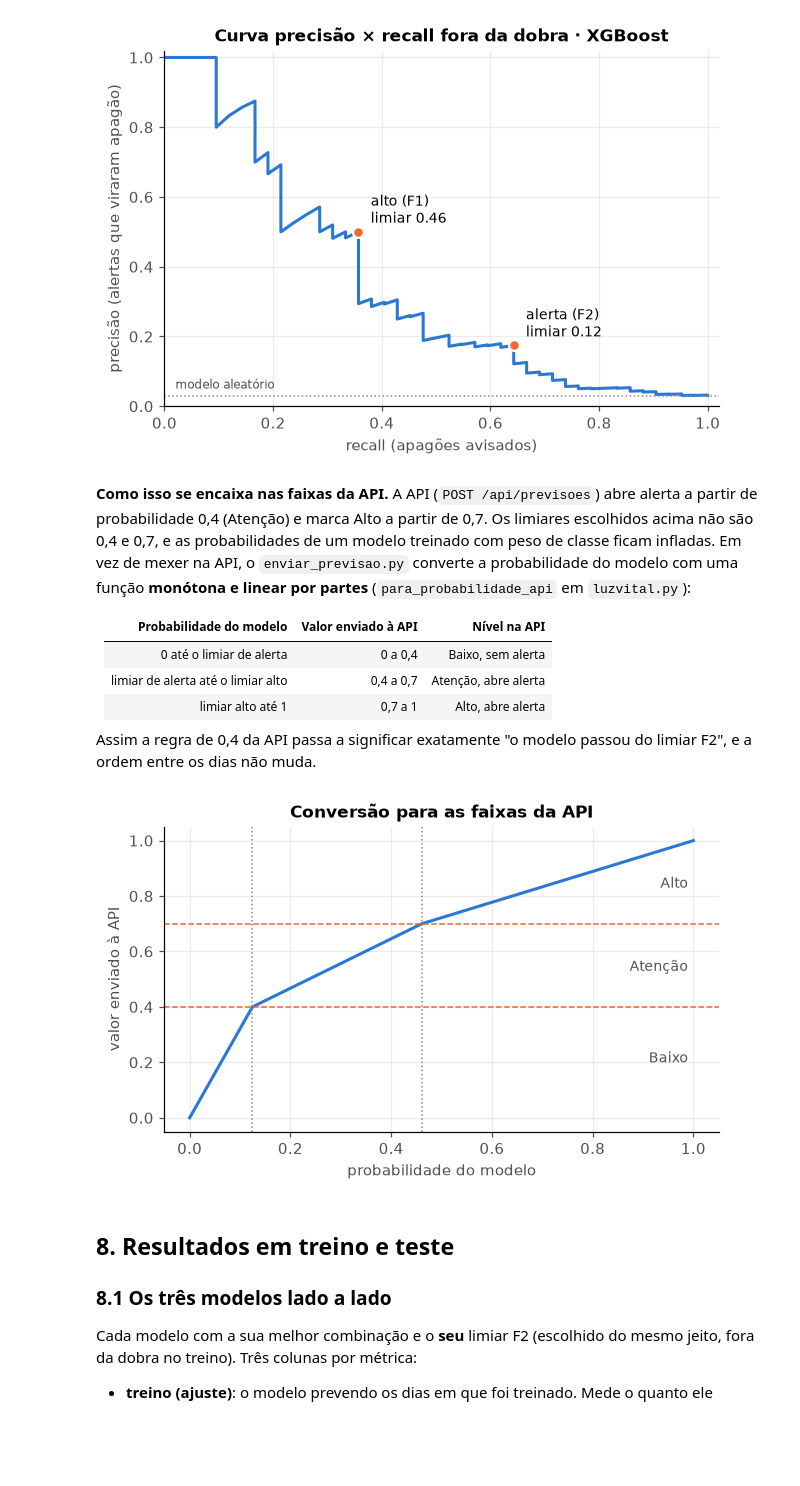
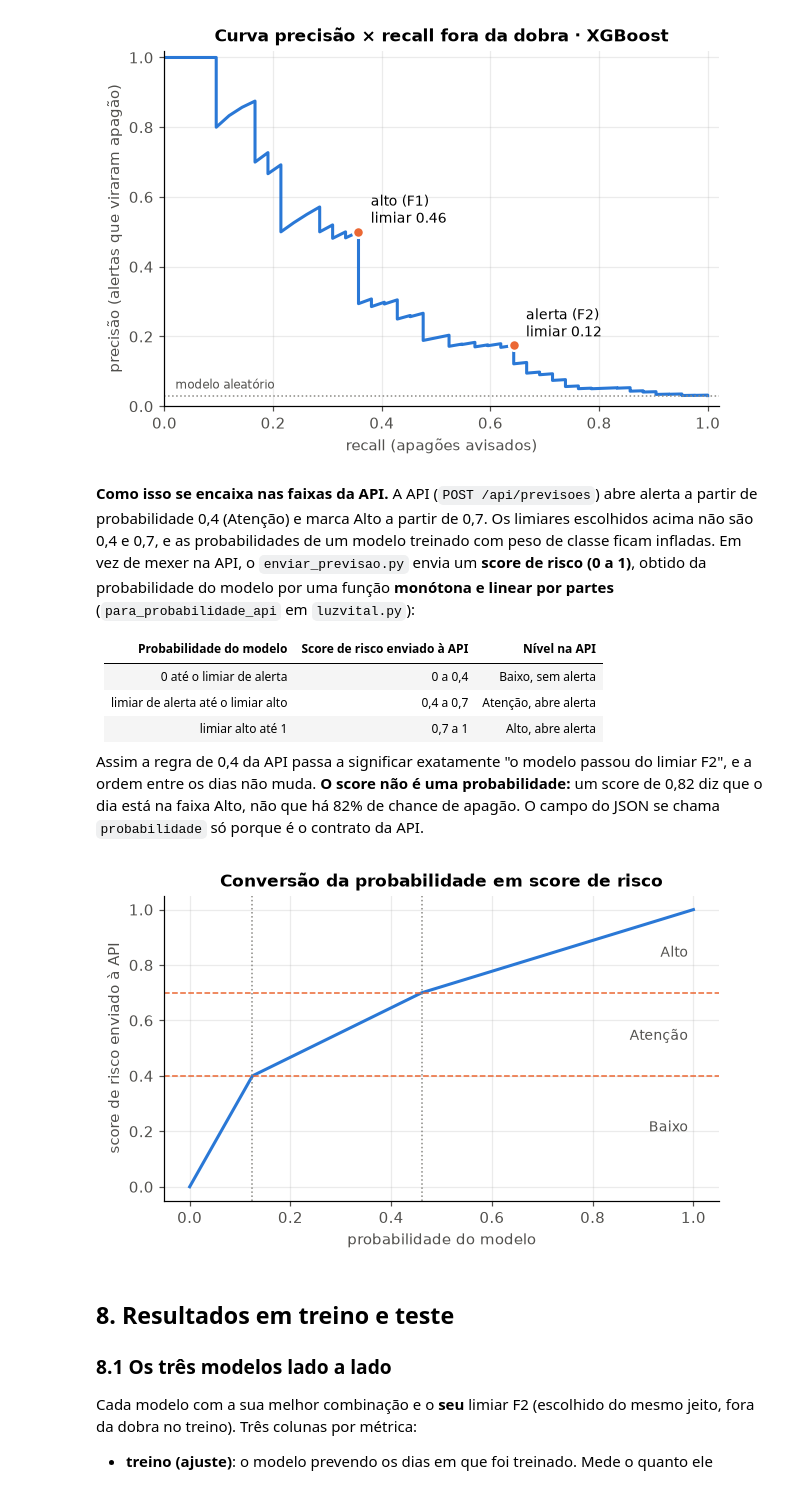
Before and after one commit to Caiorasuckkk/luzvital-ml, a Jupyter notebook: luzvital_ml.ipynb, the cells around one changed output. Cells and saved outputs as stored; diff of their text form; code cells hidden in the pictures; blank space fills up the shorter version.

```diff
--- a/luzvital_ml.ipynb
+++ b/luzvital_ml.ipynb
@@ -591,32 +593,34 @@ plt.show()
 **Como isso se encaixa nas faixas da API.** A API (`POST /api/previsoes`) abre alerta a partir de
 probabilidade 0,4 (Atenção) e marca Alto a partir de 0,7. Os limiares escolhidos acima não são 0,4 e
 0,7, e as probabilidades de um modelo treinado com peso de classe ficam infladas. Em vez de mexer na API,
-o `enviar_previsao.py` converte a probabilidade do modelo com uma função **monótona e linear por partes**
-(`para_probabilidade_api` em `luzvital.py`):
+o `enviar_previsao.py` envia um **score de risco (0 a 1)**, obtido da probabilidade do modelo por uma
+função **monótona e linear por partes** (`para_probabilidade_api` em `luzvital.py`):
 
-| Probabilidade do modelo | Valor enviado à API | Nível na API |
+| Probabilidade do modelo | Score de risco enviado à API | Nível na API |
 | --- | --- | --- |
 | 0 até o limiar de alerta | 0 a 0,4 | Baixo, sem alerta |
 | limiar de alerta até o limiar alto | 0,4 a 0,7 | Atenção, abre alerta |
 | limiar alto até 1 | 0,7 a 1 | Alto, abre alerta |
 
 Assim a regra de 0,4 da API passa a significar exatamente "o modelo passou do limiar F2", e a ordem
-entre os dias não muda.
+entre os dias não muda. **O score não é uma probabilidade:** um score de 0,82 diz que o dia está na faixa
+Alto, não que há 82% de chance de apagão. O campo do JSON se chama `probabilidade` só porque é o contrato
+da API.
 # %%
 xs = np.linspace(0, 1, 201)
 fig, ax = plt.subplots(figsize=(6.5, 3.6))
 ax.plot(xs, [para_probabilidade_api(v, LIMIAR, LIMIAR_ALTO) for v in xs], color=AZUL, lw=2)
 for v, cor in [(0.4, LARANJA), (0.7, LARANJA)]:
     ax.axhline(v, color=cor, ls="--", lw=1)
 ax.axvline(LIMIAR, color=CINZA, ls=":", lw=1); ax.axvline(LIMIAR_ALTO, color=CINZA, ls=":", lw=1)
 ax.text(0.99, 0.2, "Baixo", ha="right", fontsize=9, color="#52514e")
 ax.text(0.99, 0.53, "Atenção", ha="right", fontsize=9, color="#52514e")
 ax.text(0.99, 0.83, "Alto", ha="right", fontsize=9, color="#52514e")
-ax.set_xlabel("probabilidade do modelo"); ax.set_ylabel("valor enviado à API")
-ax.set_title("Conversão para as faixas da API")
+ax.set_xlabel("probabilidade do modelo"); ax.set_ylabel("score de risco enviado à API")
+ax.set_title("Conversão da probabilidade em score de risco")
 plt.show()
 # %% [output]
-[figure, old version]
+[figure, new version]
 # %% [markdown]
 ## 8. Resultados em treino e teste
 
```
Also changed, not shown: parts of 5 cells of this notebook, 4 other files.
